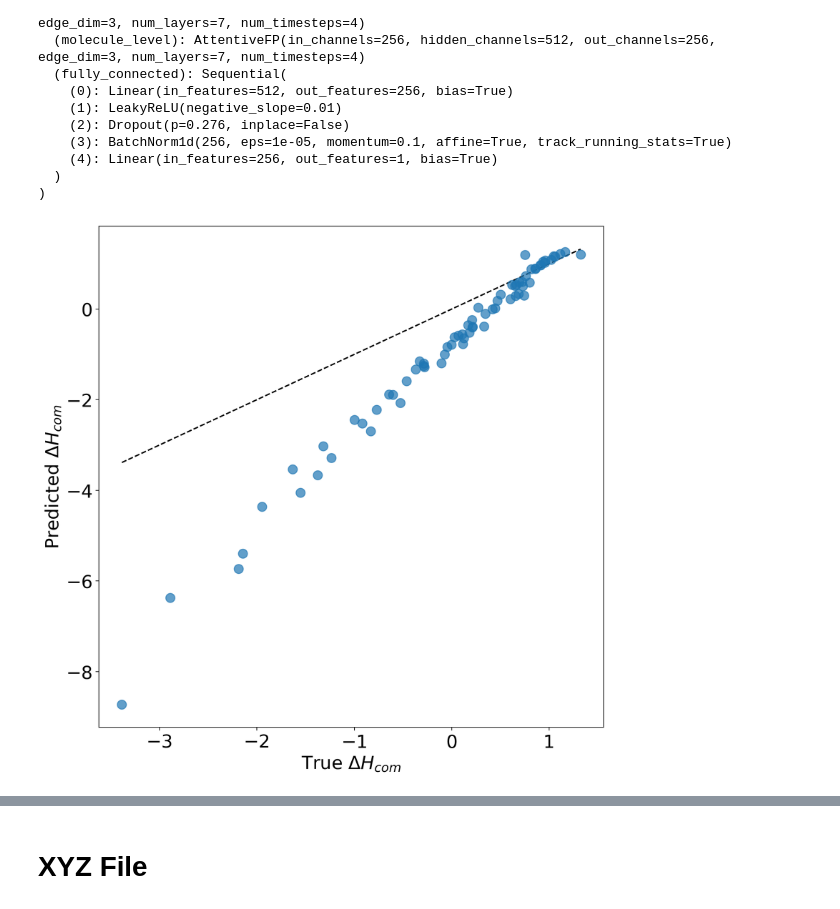
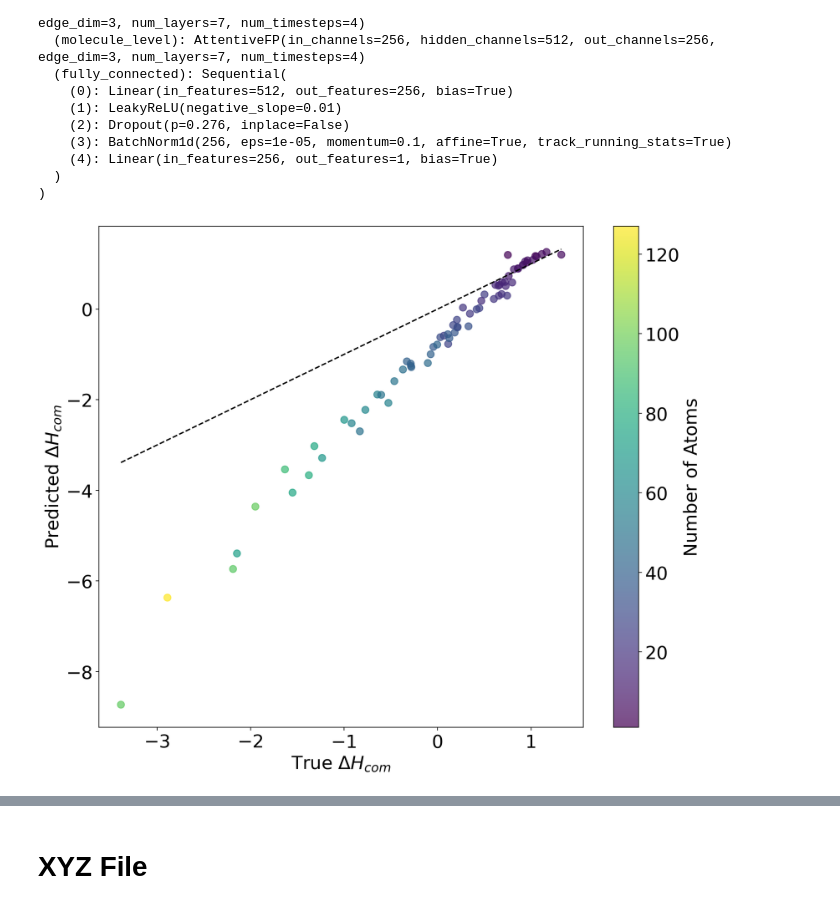
Before and after one commit to SinsuSquid/Chemomile, a Jupyter notebook: Notebooks/CaseStudy.ipynb, the cells around one changed output, grey strips where cells are left out. Saved outputs shown, nothing was run; the diff lists cells and outputs as text; code cells hidden in the pictures.

```diff
--- a/Notebooks/CaseStudy.ipynb
+++ b/Notebooks/CaseStudy.ipynb
@@ -99,15 +99,22 @@ true = np.concatenate(true) * -1.0
 pred = np.concatenate(pred)
 # %%
 import matplotlib.pyplot as plt
-figure = plt.figure(figsize = (10, 10), dpi = 200)
+figure = plt.figure(figsize = (12, 10), dpi = 200)
+
+numAtoms = [data.numAtom for data in silicone.total_set]
 
 plt.plot([true.min(), true.max()], [true.min(), true.max()], linestyle = '--', color = 'k')
-plt.plot(true, pred, linestyle = 'None', marker = 'o', markersize = 10, alpha = 0.7)
+
+plt.scatter(true, pred, c = numAtoms, s = 60, alpha = 0.7)
+cbar = plt.colorbar()
+cbar.ax.set_ylabel("Number of Atoms", fontsize = 20)
+cbar.ax.tick_params(labelsize = 20)
+
 plt.xlabel("True $\Delta H_{com}$", fontsize = 20)
 plt.ylabel("Predicted $\Delta H_{com}$", fontsize = 20)
 plt.tick_params(labelsize = 20)
 
 plt.show()
 # %% [output]
-[figure, old version]
+[figure, new version]
 # %%
```
Also changed, not shown: parts of 6 cells of this notebook, 5 other files.
